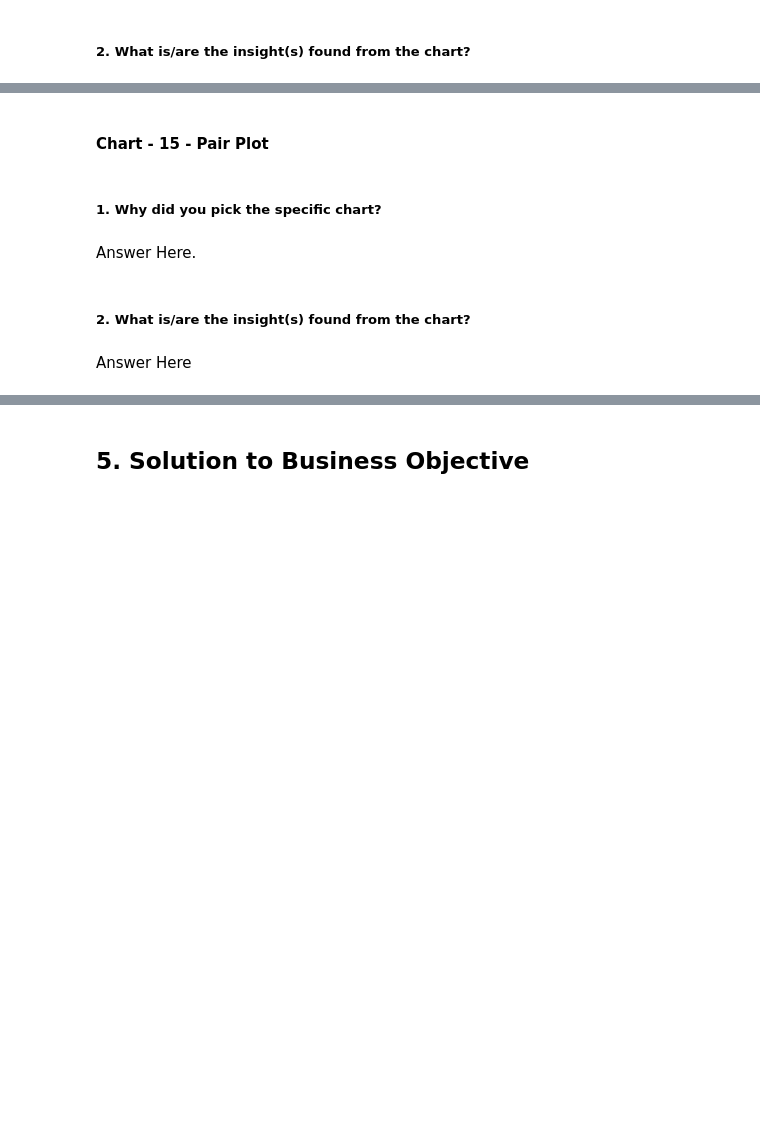
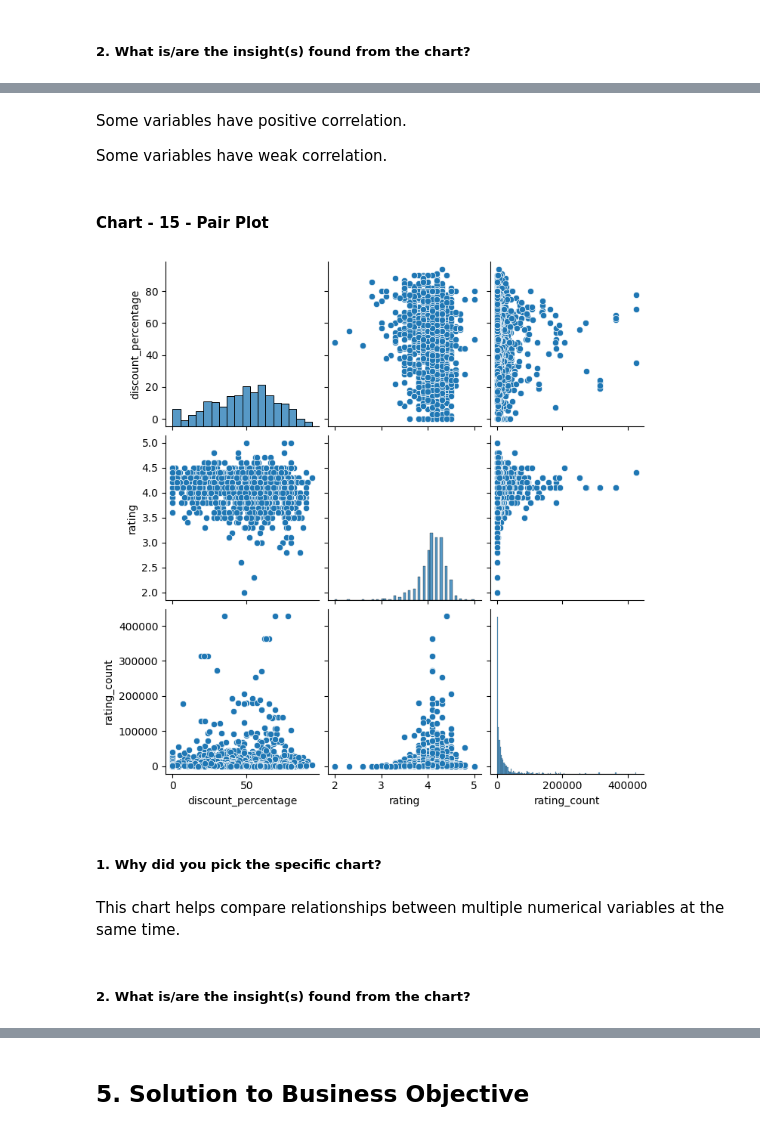
Before and after one commit to gunchugh/Amazon-Sales-Analysis, a Jupyter notebook: Another_copy_of_Sample_EDA_Submission_Template.ipynb, the cells around one changed output, grey strips where cells are left out. Saved outputs shown, nothing was run; the diff lists cells and outputs as text; code cells hidden in the pictures; blank space fills up the shorter version.

```diff
--- a/Another_copy_of_Sample_EDA_Submission_Template.ipynb
+++ b/Another_copy_of_Sample_EDA_Submission_Template.ipynb
@@ -902,3 +922,7 @@ Answer Here
+# %% [markdown]
+Some variables have positive correlation.
+
+Some variables have weak correlation.
 # %% [markdown]
 #### Chart - 15 - Pair Plot
 # %%
@@ -908,8 +932,15 @@ sns.pairplot(df)
+# %%
+# Select numeric columns only
+num = df.select_dtypes(include="number")
+
+# Create pair plot
+sns.pairplot(num)
+plt.show()
+# %% [output]
+[figure, added]
 # %% [markdown]
 ##### 1. Why did you pick the specific chart?
-# %% [markdown]
-Answer Here.
+# %% [markdown]
+This chart helps compare relationships between multiple numerical variables at the same time.
 # %% [markdown]
 ##### 2. What is/are the insight(s) found from the chart?
-# %% [markdown]
-Answer Here
```
Also changed, not shown: parts of 28 cells of this notebook.
